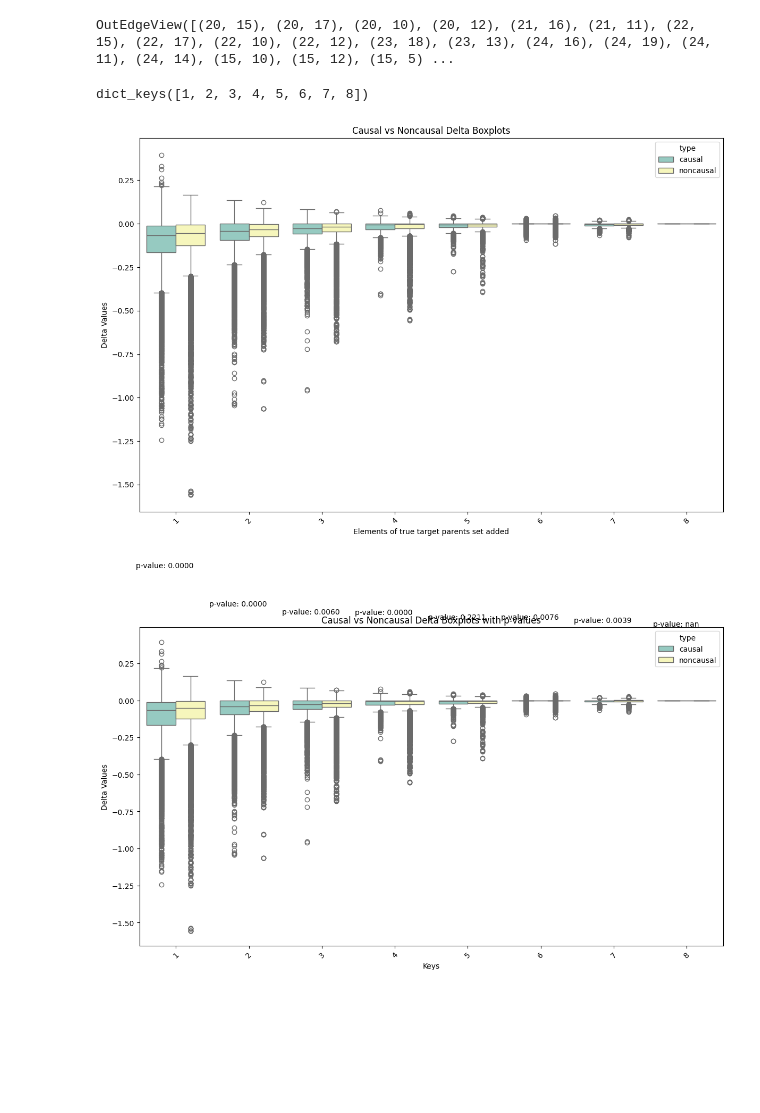
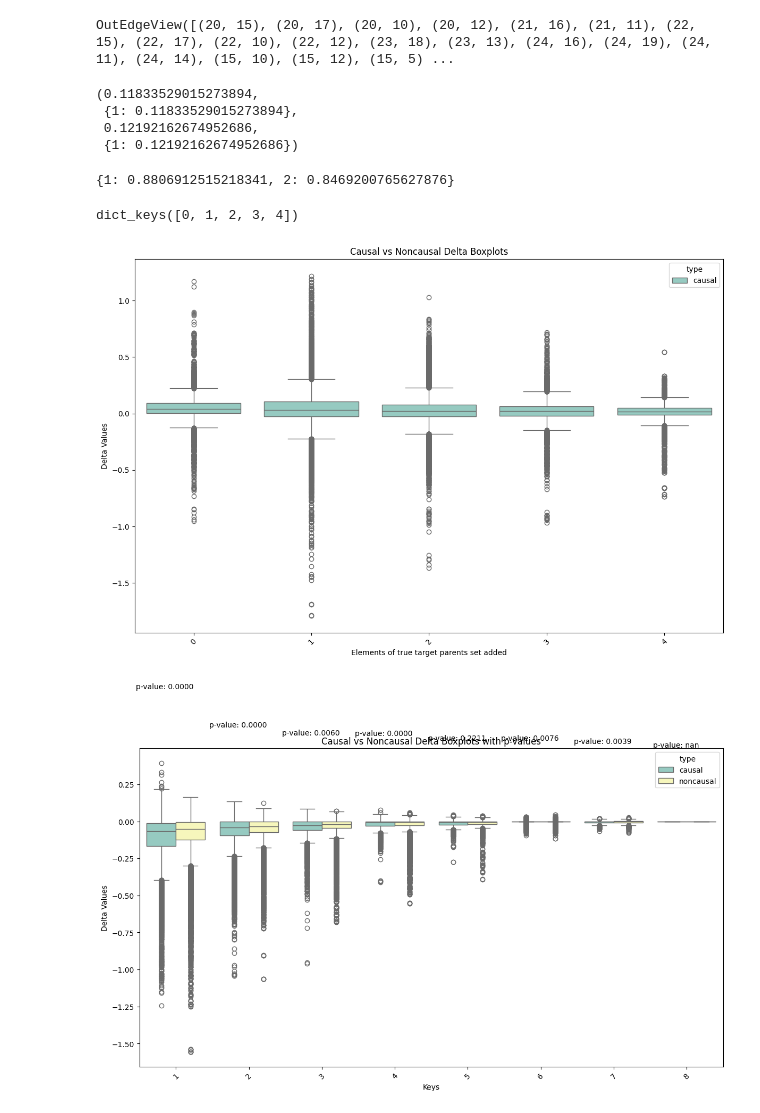
Before and after one commit to gmpal/td2c, a Jupyter notebook: notebooks/assessment/deltas.ipynb, the cells around one changed output. Cells and saved outputs as stored; diff of their text form; code cells hidden in the pictures; blank space fills up the shorter version.

Commit message:
Enhance temporal analysis notebook with additional visualizations

```diff
--- a/notebooks/assessment/deltas.ipynb
+++ b/notebooks/assessment/deltas.ipynb
@@ -395,6 +395,17 @@ if __name__ == '__main__':
 flattened_dags[0].edges
 # %% [output]
 OutEdgeView([(20, 15), (20, 17), (20, 10), (20, 12), (21, 16), (21, 11), (22, 15), (22, 17), (22, 10), (22, 12), (23, 18), (23, 13), (24, 16), (24, 19), (24, 11), (24, 14), (15, 10), (15, 12), (15, 5) ...
+# %%
+mi_dags[0][(20,17)]
+# %% [output]
+(0.11833529015273894,
+ {1: 0.11833529015273894},
+ 0.12192162674952686,
+ {1: 0.12192162674952686})
+# %%
+noncausal_changes
+# %% [output]
+{1: 0.8806912515218341, 2: 0.8469200765627876}
 # %%
 causal_deltas_single_dag = {}
 noncausal_deltas_single_dag = {}
@@ -406,74 +417,61 @@ for _, mi_dag in mi_dags.items():
         noncausal_changes = elements[3]
 
         causal_deltas_single_couple = {}
-        for key, value in causal_changes.items():
+        if 0 in causal_deltas_single_dag:
+            causal_deltas_single_dag[0].append(causal_before - noncausal_before)
+        else:
+            causal_deltas_single_dag[0] = [causal_before - noncausal_before]
 
-            if key in causal_deltas_single_dag:
-                causal_deltas_single_dag[key].append(causal_before - value)
-            else:
-                causal_deltas_single_dag[key] = [causal_before - value]
-
-        noncausal_deltas_single_couple = {}
-        for key, value in noncausal_changes.items():
-                if key in noncausal_deltas_single_dag:
-                    noncausal_deltas_single_dag[key].append(noncausal_before - value)
+        for key, causal_value in causal_changes.items():
+            if key in noncausal_changes:
+                noncausal_value = noncausal_changes[key]
+                if key in causal_deltas_single_dag:
+                    causal_deltas_single_dag[key].append(causal_value - noncausal_value)
                 else:
-                    noncausal_deltas_single_dag[key] = [noncausal_before - value]
+                    causal_deltas_single_dag[key] = [causal_value - noncausal_value]
 # %%
 causal_deltas_single_dag.keys()
-noncausal_deltas_single_dag.keys()
 # %% [output]
-dict_keys([1, 2, 3, 4, 5, 6, 7, 8])
+dict_keys([0, 1, 2, 3, 4])
 # %%
+import pandas as pd
 # Prepare data for boxplot
 data = []
 keys = set(causal_deltas_single_dag.keys()).union(set(noncausal_deltas_single_dag.keys()))
 
 for key in keys:
-    if key in causal_deltas_single_dag and key in noncausal_deltas_single_dag:
-        for causal_val, noncausal_val in zip(causal_deltas_single_dag[key], noncausal_deltas_single_dag[key]):
+    if key in causal_deltas_single_dag:
+        for causal_val in causal_deltas_single_dag[key]:
             data.append({
                 'key': key,
                 'type': 'causal',
                 'value': causal_val
-            })
-            data.append({
-                'key': key,
-                'type': 'noncausal',
-                'value': noncausal_val
             })
     elif key in causal_deltas_single_dag:
         for causal_val in causal_deltas_single_dag[key]:
             data.append({
                 'key': key,
                 'type': 'causal',
                 'value': causal_val
-            })
-    elif key in noncausal_deltas_single_dag:
-        for noncausal_val in noncausal_deltas_single_dag[key]:
-            data.append({
-                'key': key,
-                'type': 'noncausal',
-                'value': noncausal_val
             })
 
 # Convert to DataFrame
 df = pd.DataFrame(data)
 
 # Plotting boxplots
 plt.figure(figsize=(12, 8))
 plt.title('Causal vs Noncausal Delta Boxplots')
 
 # Boxplot using seaborn
 import seaborn as sns
 sns.boxplot(x='key', y='value', hue='type', data=df, palette='Set3')
 plt.xlabel('Elements of true target parents set added')
 plt.ylabel('Delta Values')
 plt.xticks(rotation=45)
 plt.tight_layout()
 plt.show()
 # %% [output]
-[figure, old version]
+[figure, new version]
 # %%
 from scipy.stats import ttest_ind
 
```
